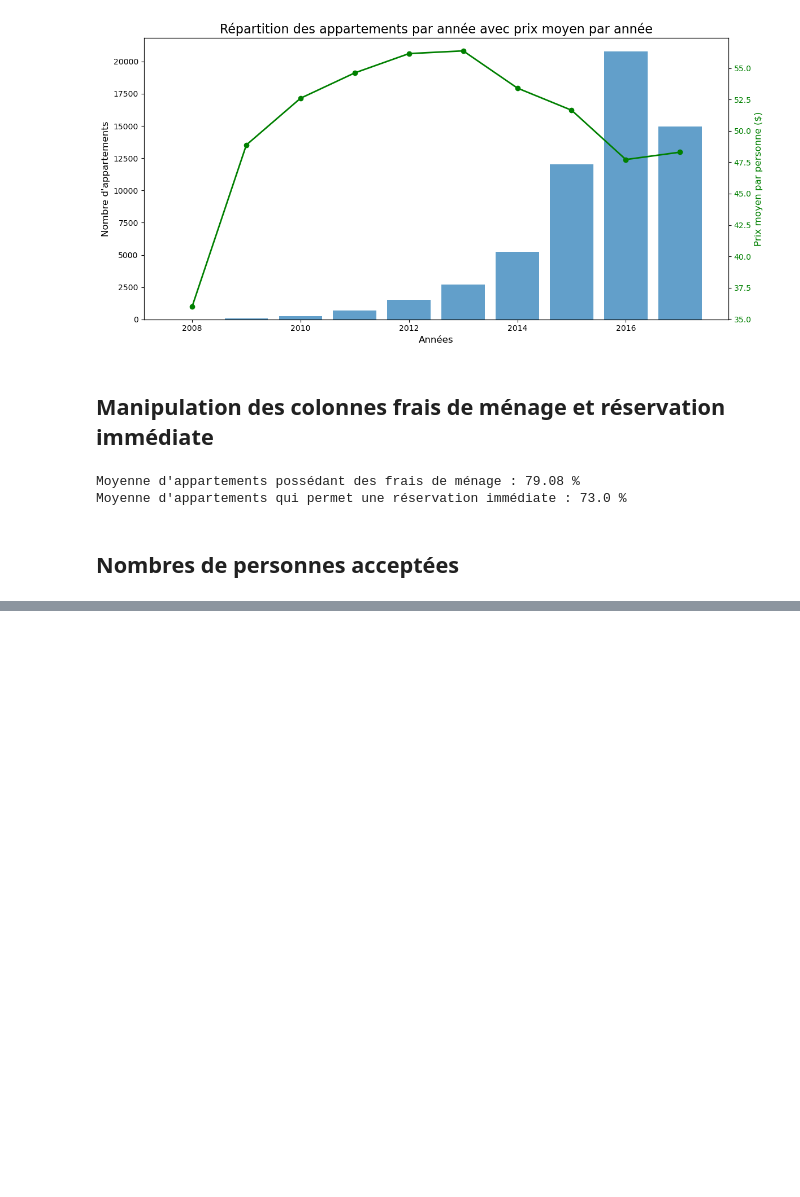
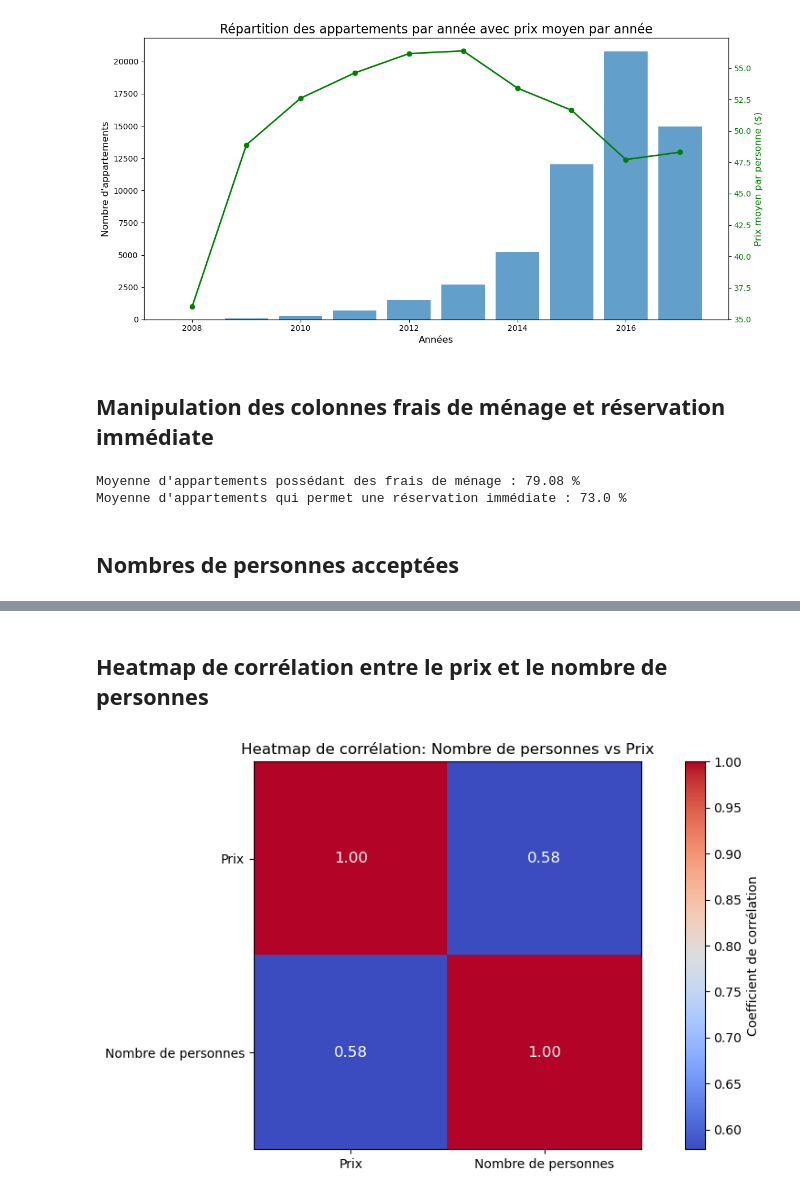
Before and after one commit to LoanCB/machine-learning-appartement, a Jupyter notebook: playground_airbnb.ipynb, the cells around one changed output, grey strips where cells are left out. Saved outputs shown, nothing was run; the diff lists cells and outputs as text; code cells hidden in the pictures; blank space fills up the shorter version.

```diff
--- a/playground_airbnb.ipynb
+++ b/playground_airbnb.ipynb
@@ -256,0 +262,24 @@ Variance de personnes par appartement :  4.589474630428239
+# %% [markdown]
+## Heatmap de corrélation entre le prix et le nombre de personnes
+# %%
+correlation = df[['price_by_night', 'accommodates']].corr()
+
+plt.figure(figsize=(10, 5))
+plt.imshow(correlation, cmap='coolwarm')
+plt.colorbar(label='Coefficient de corrélation')
+
+labels = ['Prix', 'Nombre de personnes']
+plt.xticks([0, 1], labels)
+plt.yticks([0, 1], labels)
+
+# Afficher les valeurs dans les cellules
+for i in range(len(correlation)):
+    for j in range(len(correlation.columns)):
+        plt.text(j, i, f'{correlation.iloc[i, j]:.2f}', ha='center', va='center', color='white', fontsize=12)
+
+
+plt.title('Heatmap de corrélation: Nombre de personnes vs Prix')
+plt.tight_layout()
+plt.show()
+# %% [output]
+[figure, added]
```
Also changed, not shown: parts of 1 cell of this notebook.
